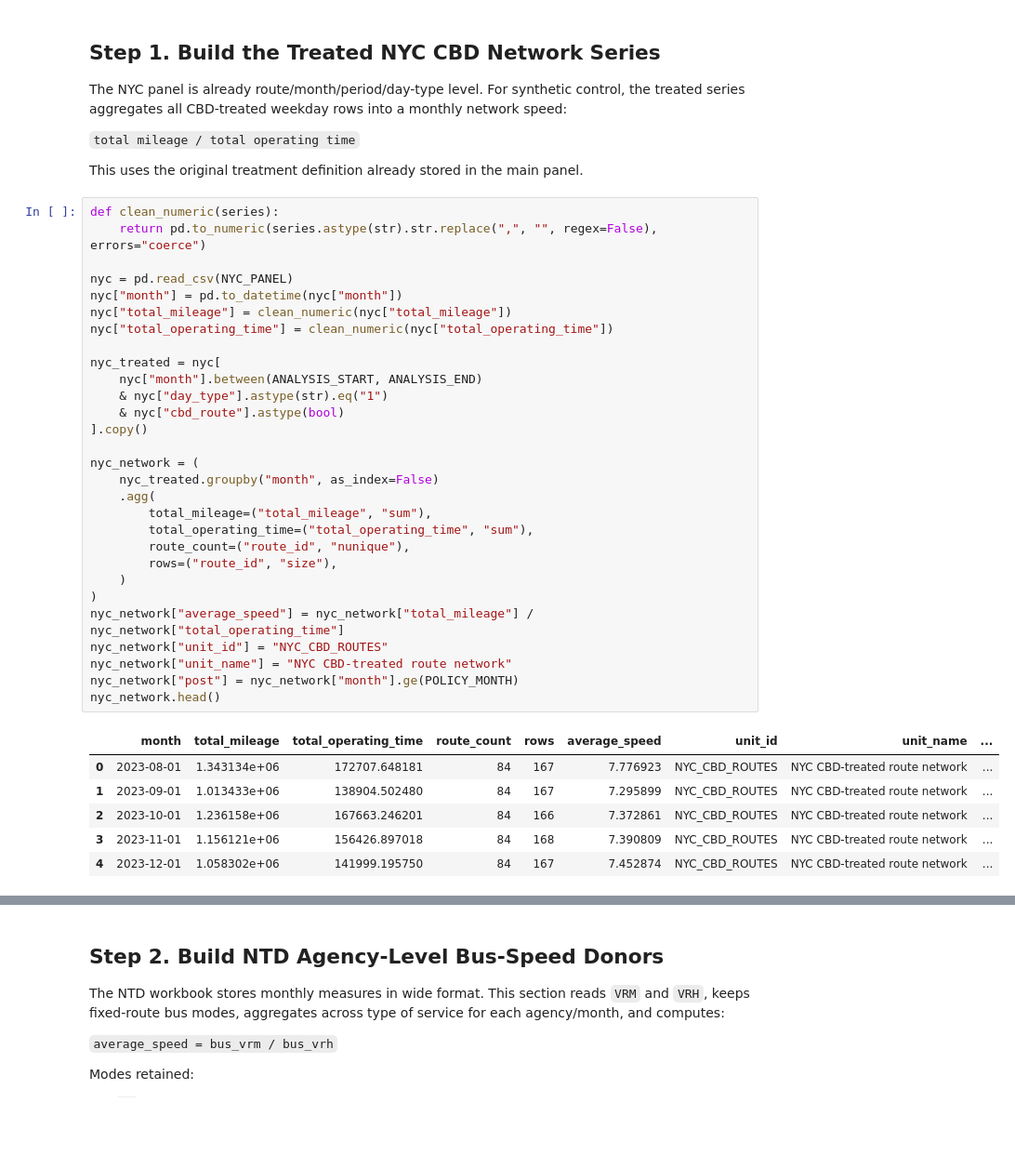
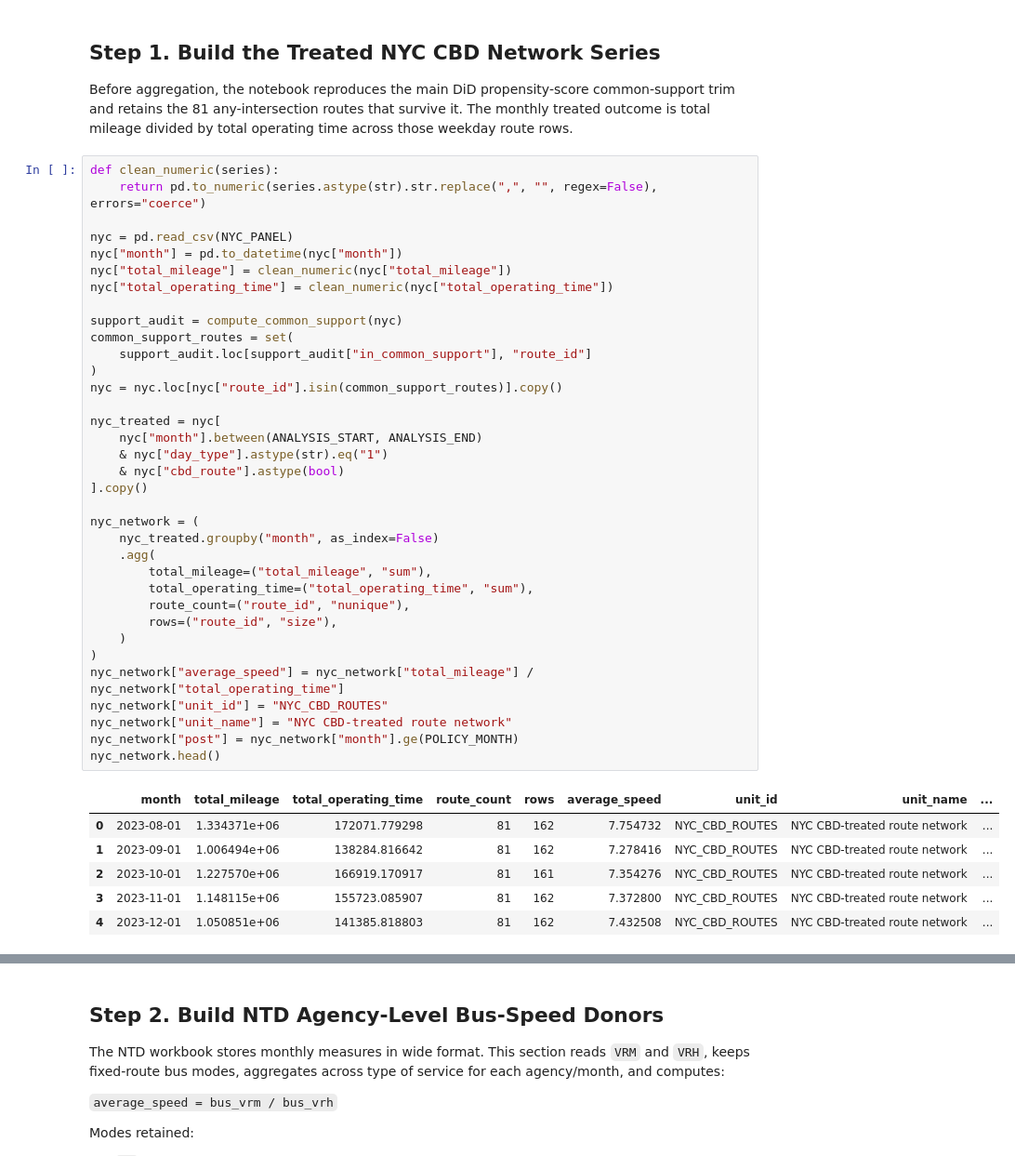
Before and after one commit to afedida261/MTA_CBD_CI, a Jupyter notebook: notebooks/nyc_cbd_ntd_synthetic_control.ipynb, the cells around one changed output, grey strips where cells are left out. Shown at 93% size. Drawn from its saved outputs; the diff is of its cells as text; blank space fills up the shorter version.

```diff
--- a/notebooks/nyc_cbd_ntd_synthetic_control.ipynb
+++ b/notebooks/nyc_cbd_ntd_synthetic_control.ipynb
@@ -42,47 +40,49 @@ pd.set_option("display.max_columns", 100)
 # %% [markdown]
 ## Step 1. Build the Treated NYC CBD Network Series
 
-The NYC panel is already route/month/period/day-type level. For synthetic control, the treated series aggregates all CBD-treated weekday rows into a monthly network speed:
-
-`total mileage / total operating time`
-
-This uses the original treatment definition already stored in the main panel.
+Before aggregation, the notebook reproduces the main DiD propensity-score common-support trim and retains the 81 any-intersection routes that survive it. The monthly treated outcome is total mileage divided by total operating time across those weekday route rows.
 # %%
 def clean_numeric(series):
     return pd.to_numeric(series.astype(str).str.replace(",", "", regex=False), errors="coerce")
 
 nyc = pd.read_csv(NYC_PANEL)
 nyc["month"] = pd.to_datetime(nyc["month"])
 nyc["total_mileage"] = clean_numeric(nyc["total_mileage"])
 nyc["total_operating_time"] = clean_numeric(nyc["total_operating_time"])
+
+support_audit = compute_common_support(nyc)
+common_support_routes = set(
+    support_audit.loc[support_audit["in_common_support"], "route_id"]
+)
+nyc = nyc.loc[nyc["route_id"].isin(common_support_routes)].copy()
 
 nyc_treated = nyc[
     nyc["month"].between(ANALYSIS_START, ANALYSIS_END)
     & nyc["day_type"].astype(str).eq("1")
     & nyc["cbd_route"].astype(bool)
 ].copy()
 
 nyc_network = (
     nyc_treated.groupby("month", as_index=False)
     .agg(
         total_mileage=("total_mileage", "sum"),
         total_operating_time=("total_operating_time", "sum"),
         route_count=("route_id", "nunique"),
         rows=("route_id", "size"),
     )
 )
 nyc_network["average_speed"] = nyc_network["total_mileage"] / nyc_network["total_operating_time"]
 nyc_network["unit_id"] = "NYC_CBD_ROUTES"
 nyc_network["unit_name"] = "NYC CBD-treated route network"
 nyc_network["post"] = nyc_network["month"].ge(POLICY_MONTH)
 nyc_network.head()
 # %% [output]
 |  | month | total_mileage | total_operating_time | route_count | rows | average_speed | unit_id | unit_name | ... |
-| 0 | 2023-08-01 | 1.343134e+06 | 172707.648181 | 84 | 167 | 7.776923 | NYC_CBD_ROUTES | NYC CBD-treated route network | ... |
-| 1 | 2023-09-01 | 1.013433e+06 | 138904.502480 | 84 | 167 | 7.295899 | NYC_CBD_ROUTES | NYC CBD-treated route network | ... |
-| 2 | 2023-10-01 | 1.236158e+06 | 167663.246201 | 84 | 166 | 7.372861 | NYC_CBD_ROUTES | NYC CBD-treated route network | ... |
-| 3 | 2023-11-01 | 1.156121e+06 | 156426.897018 | 84 | 168 | 7.390809 | NYC_CBD_ROUTES | NYC CBD-treated route network | ... |
-| 4 | 2023-12-01 | 1.058302e+06 | 141999.195750 | 84 | 167 | 7.452874 | NYC_CBD_ROUTES | NYC CBD-treated route network | ... |
+| 0 | 2023-08-01 | 1.334371e+06 | 172071.779298 | 81 | 162 | 7.754732 | NYC_CBD_ROUTES | NYC CBD-treated route network | ... |
+| 1 | 2023-09-01 | 1.006494e+06 | 138284.816642 | 81 | 162 | 7.278416 | NYC_CBD_ROUTES | NYC CBD-treated route network | ... |
+| 2 | 2023-10-01 | 1.227570e+06 | 166919.170917 | 81 | 161 | 7.354276 | NYC_CBD_ROUTES | NYC CBD-treated route network | ... |
+| 3 | 2023-11-01 | 1.148115e+06 | 155723.085907 | 81 | 162 | 7.372800 | NYC_CBD_ROUTES | NYC CBD-treated route network | ... |
+| 4 | 2023-12-01 | 1.050851e+06 | 141385.818803 | 81 | 162 | 7.432508 | NYC_CBD_ROUTES | NYC CBD-treated route network | ... |
 # %%
 nyc_network.agg(
     months=("month", "nunique"),
```
Also changed, not shown: parts of 9 cells of this notebook, 29 other files.
